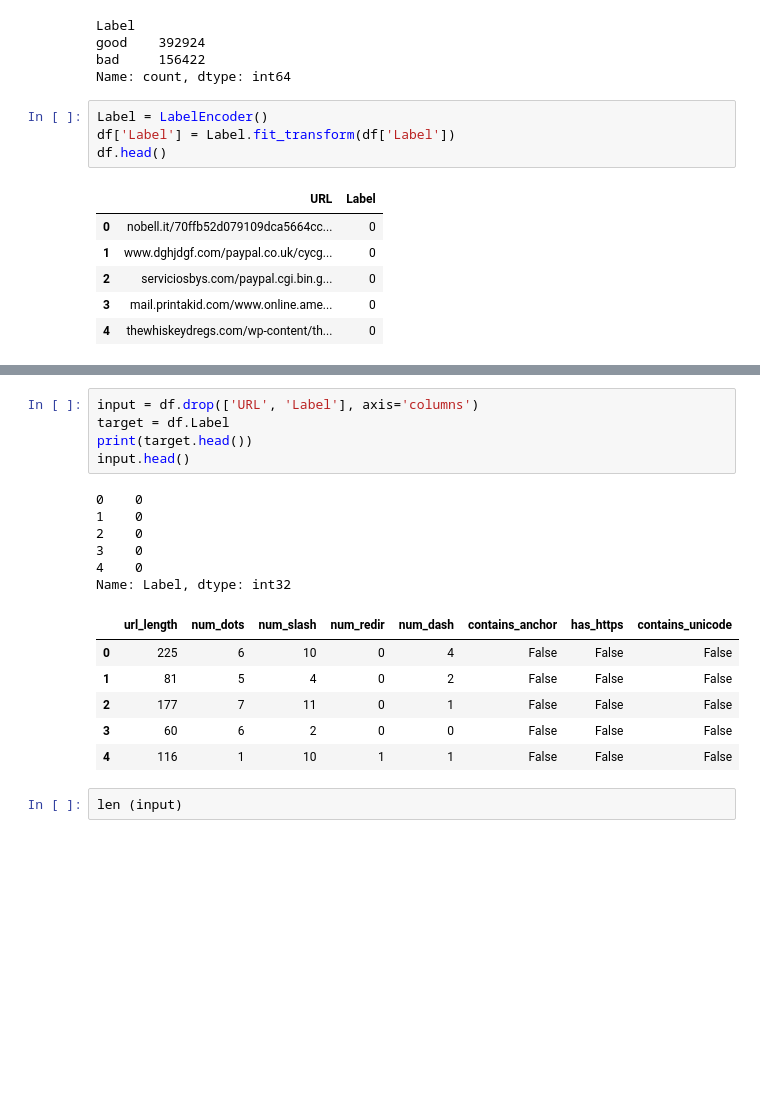
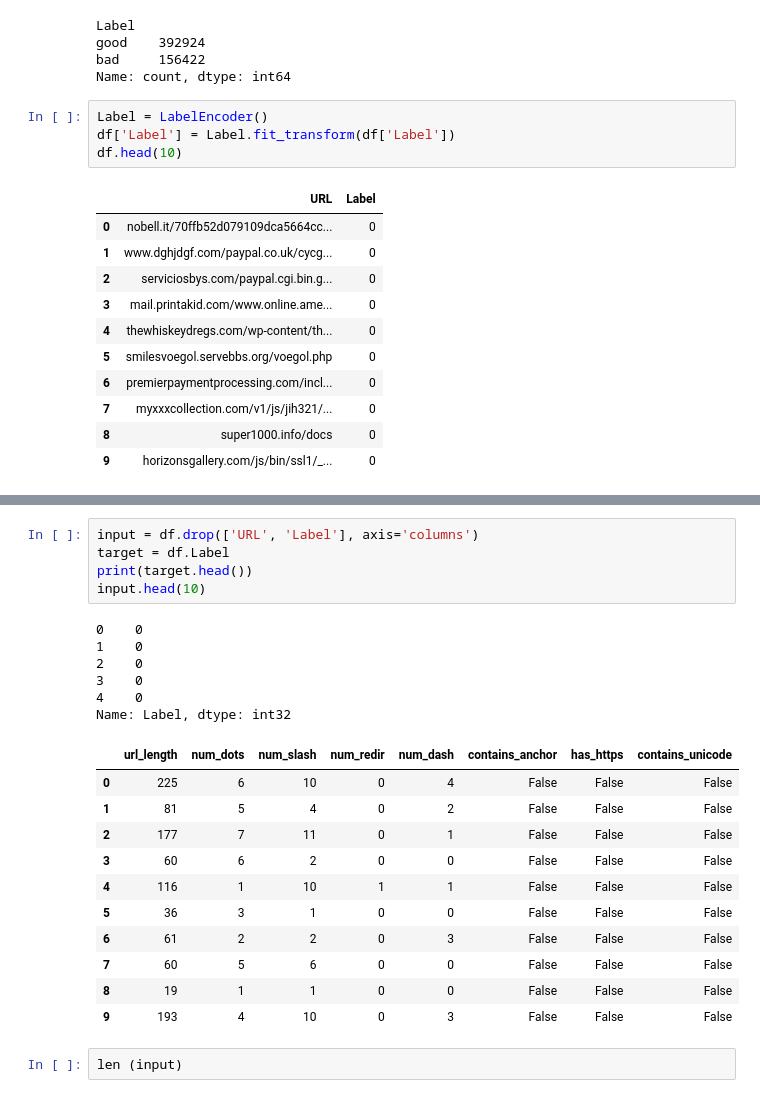
Before and after one commit to arvindashok/Phishing_Detection, a Jupyter notebook: phishing.ipynb, the cells around one changed output, grey strips where cells are left out. Cells and saved outputs as stored; diff of their text form; blank space fills up the shorter version.

```diff
--- a/phishing.ipynb
+++ b/phishing.ipynb
@@ -21,7 +22,7 @@ Name: count, dtype: int64
 # %%
 Label = LabelEncoder()
 df['Label'] = Label.fit_transform(df['Label'])
-df.head()
+df.head(10)
 # %% [output]
 |  | URL | Label |
 | 0 | nobell.it/70ffb52d079109dca5664cc... | 0 |
@@ -29,6 +30,11 @@ df.head()
 | 2 | serviciosbys.com/paypal.cgi.bin.g... | 0 |
 | 3 | mail.printakid.com/www.online.ame... | 0 |
 | 4 | thewhiskeydregs.com/wp-content/th... | 0 |
+| 5 | smilesvoegol.servebbs.org/voegol.php | 0 |
+| 6 | premierpaymentprocessing.com/incl... | 0 |
+| 7 | myxxxcollection.com/v1/js/jih321/... | 0 |
+| 8 | super1000.info/docs | 0 |
+| 9 | horizonsgallery.com/js/bin/ssl1/_... | 0 |
 # %%
 df['url_length'] = df['URL'].apply(len)
 df['num_dots'] = df['URL'].apply(lambda x: x.count('.'))
@@ -64,21 +70,26 @@ df.head()
 # %%
 input = df.drop(['URL', 'Label'], axis='columns')
 target = df.Label
 print(target.head())
-input.head()
+input.head(10)
 # %% [output]
 0    0
 1    0
 2    0
 3    0
 4    0
 Name: Label, dtype: int32
 |  | url_length | num_dots | num_slash | num_redir | num_dash | contains_anchor | has_https | contains_unicode |
 | 0 | 225 | 6 | 10 | 0 | 4 | False | False | False |
 | 1 | 81 | 5 | 4 | 0 | 2 | False | False | False |
 | 2 | 177 | 7 | 11 | 0 | 1 | False | False | False |
 | 3 | 60 | 6 | 2 | 0 | 0 | False | False | False |
 | 4 | 116 | 1 | 10 | 1 | 1 | False | False | False |
+| 5 | 36 | 3 | 1 | 0 | 0 | False | False | False |
+| 6 | 61 | 2 | 2 | 0 | 3 | False | False | False |
+| 7 | 60 | 5 | 6 | 0 | 0 | False | False | False |
+| 8 | 19 | 1 | 1 | 0 | 0 | False | False | False |
+| 9 | 193 | 4 | 10 | 0 | 3 | False | False | False |
 # %%
 len (input)
 # %% [output]
```
Also changed, not shown: parts of 5 cells of this notebook.
